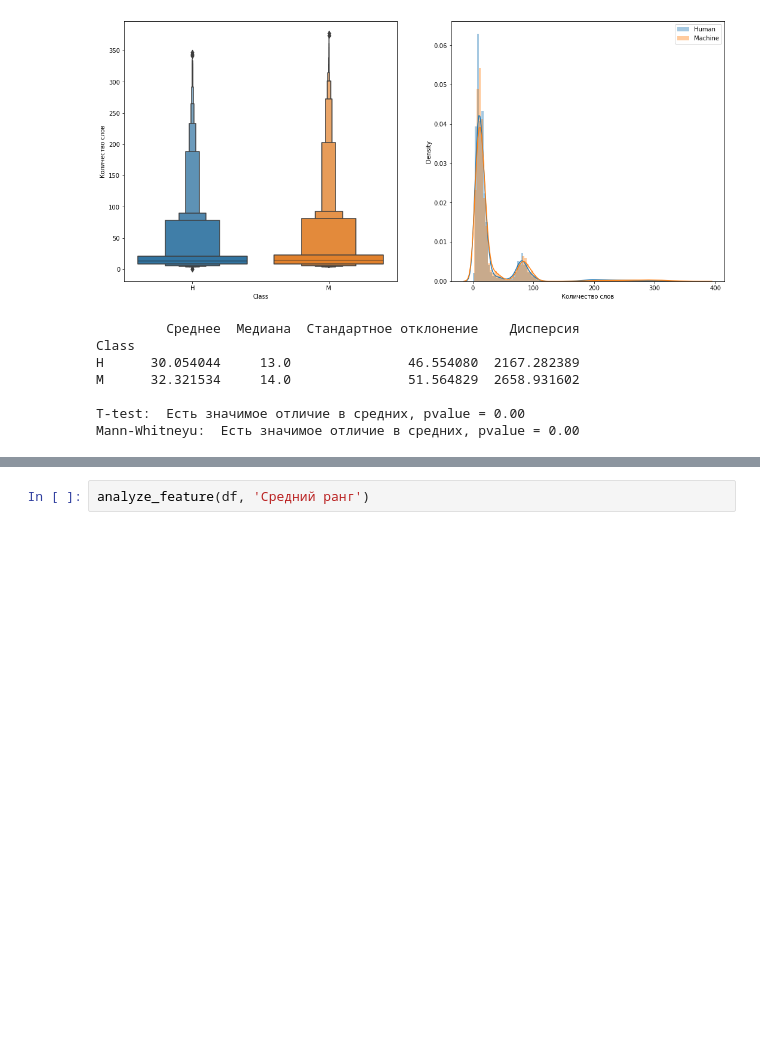
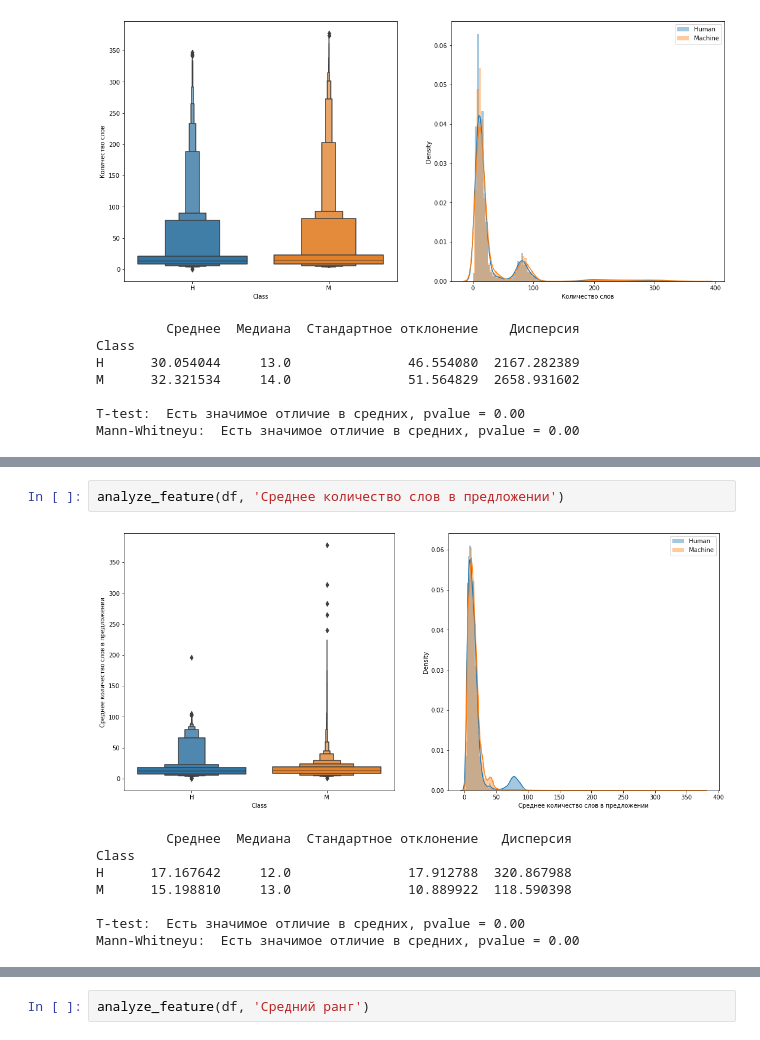
Before and after one commit to tumanov-a/RuATD, a Jupyter notebook: NLG_statistics_visualization.ipynb, the cells around one changed output, grey strips where cells are left out. Saved outputs shown, nothing was run; the diff lists cells and outputs as text; blank space fills up the shorter version.

```diff
--- a/NLG_statistics_visualization.ipynb
+++ b/NLG_statistics_visualization.ipynb
@@ -96,0 +128,11 @@ Mann-Whitneyu:  Есть значимое отличие в средних, pval
+# %%
+analyze_feature(df, 'Среднее количество слов в предложении')
+# %% [output]
+[figure, added]
+         Среднее  Медиана  Стандартное отклонение   Дисперсия
+Class
+H      17.167642     12.0               17.912788  320.867988
+M      15.198810     13.0               10.889922  118.590398
+
+T-test:  Есть значимое отличие в средних, pvalue = 0.00
+Mann-Whitneyu:  Есть значимое отличие в средних, pvalue = 0.00
```
Also changed, not shown: parts of 9 cells of this notebook, 1 other file.
